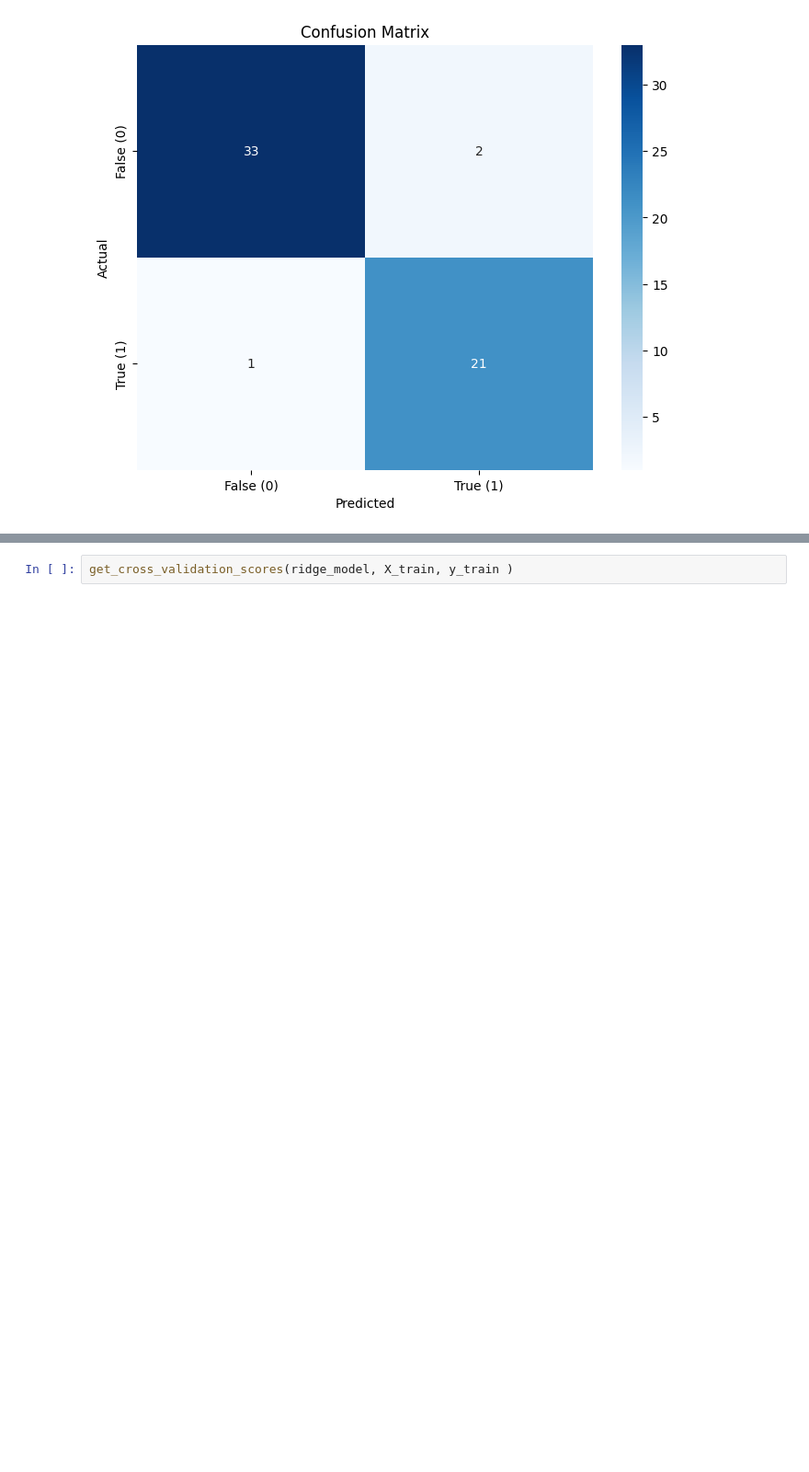
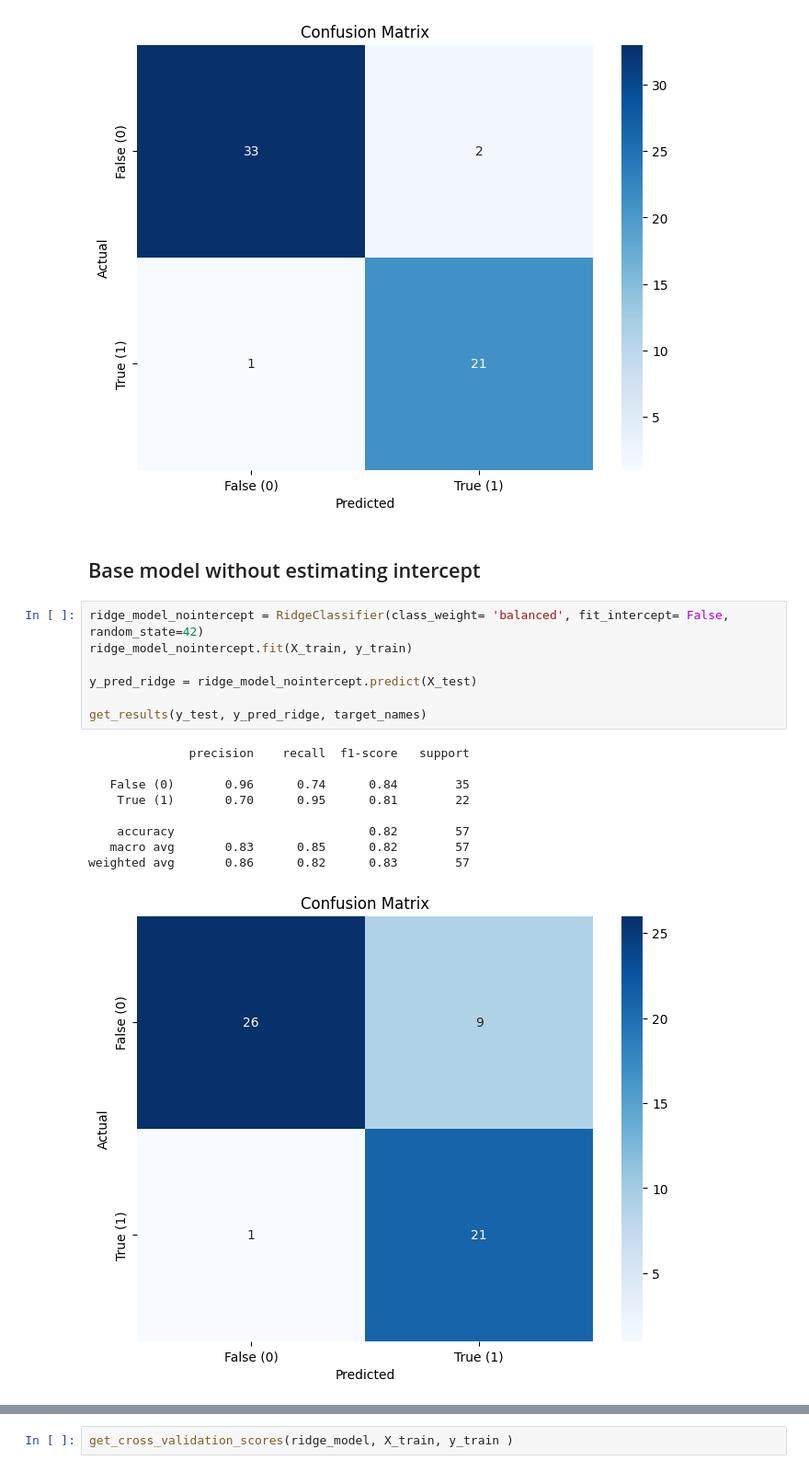
Before and after one commit to tpeter002/machinelearning-tuw, a Jupyter notebook: EX1/breast_cancer/model_breast_cancer_ridge.ipynb, the cells around one changed output, grey strips where cells are left out. Shown at 92% size. Saved outputs shown, nothing was run; the diff lists cells and outputs as text; blank space fills up the shorter version.

Commit message:
added random search times etc...

```diff
--- a/EX1/breast_cancer/model_breast_cancer_ridge.ipynb
+++ b/EX1/breast_cancer/model_breast_cancer_ridge.ipynb
@@ -36,3 +49,22 @@ get_results(y_test, y_pred_ridge, target_names)
    macro avg       0.94      0.95      0.94        57
 weighted avg       0.95      0.95      0.95        57
 [figure]
+# %% [markdown]
+## Base model without estimating intercept
+# %%
+ridge_model_nointercept = RidgeClassifier(class_weight= 'balanced', fit_intercept= False, random_state=42)
+ridge_model_nointercept.fit(X_train, y_train)
+
+y_pred_ridge = ridge_model_nointercept.predict(X_test)
+
+get_results(y_test, y_pred_ridge, target_names)
+# %% [output]
+              precision    recall  f1-score   support
+
+   False (0)       0.96      0.74      0.84        35
+    True (1)       0.70      0.95      0.81        22
+
+    accuracy                           0.82        57
+   macro avg       0.83      0.85      0.82        57
+weighted avg       0.86      0.82      0.83        57
+[figure, added]
```
Also changed, not shown: parts of 20 cells of this notebook.
